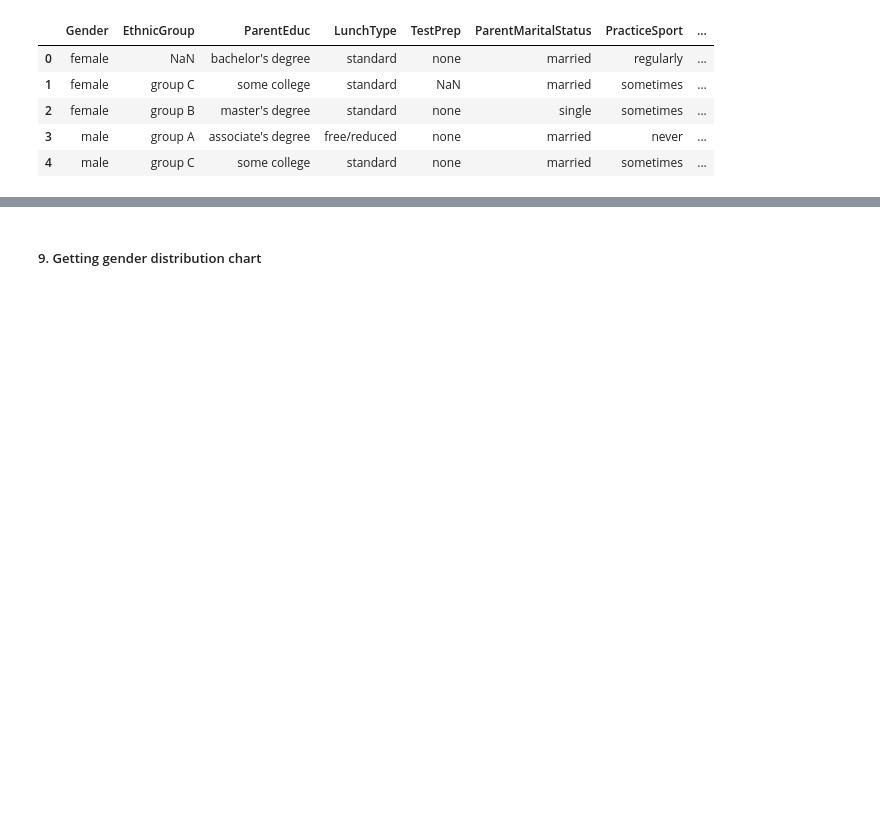
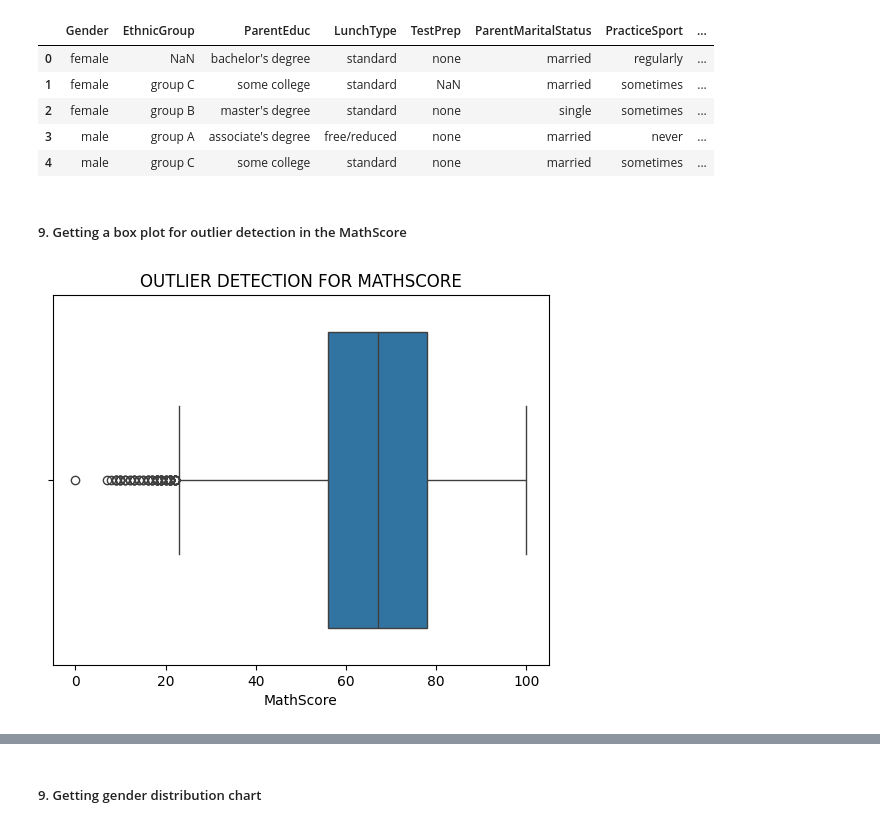
Before and after one commit to SUVAJIT-KARMAKAR/STUDENT-RESULT-ANALYSIS, a Jupyter notebook: RESULTANALYSIS.ipynb, the cells around one changed output, grey strips where cells are left out. Saved outputs shown, nothing was run; the diff lists cells and outputs as text; code cells hidden in the pictures; blank space fills up the shorter version.

```diff
--- a/RESULTANALYSIS.ipynb
+++ b/RESULTANALYSIS.ipynb
@@ -105,3 +105,11 @@ dataframe.head()
 | 2 | female | group B | master's degree | standard | none | single | sometimes | ... |
 | 3 | male | group A | associate's degree | free/reduced | none | married | never | ... |
 | 4 | male | group C | some college | standard | none | married | sometimes | ... |
+# %% [markdown]
+##### 9. Getting a box plot for outlier detection in the MathScore
+# %%
+seab.boxplot(data=dataframe, x="MathScore")
+plot.title("OUTLIER DETECTION FOR MATHSCORE")
+plot.show()
+# %% [output]
+[figure, added]
```
Also changed, not shown: parts of 7 cells of this notebook, 1 other file.
